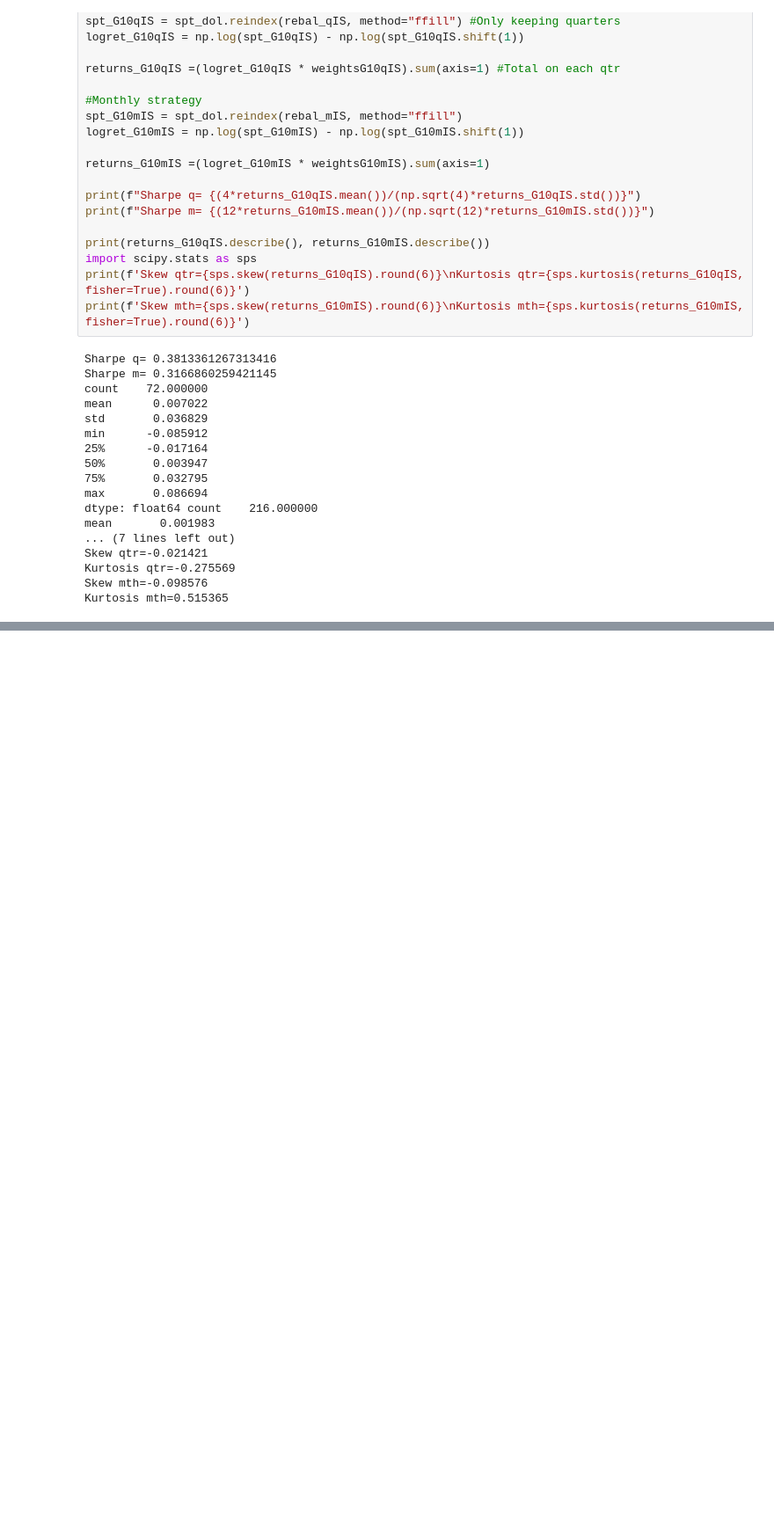
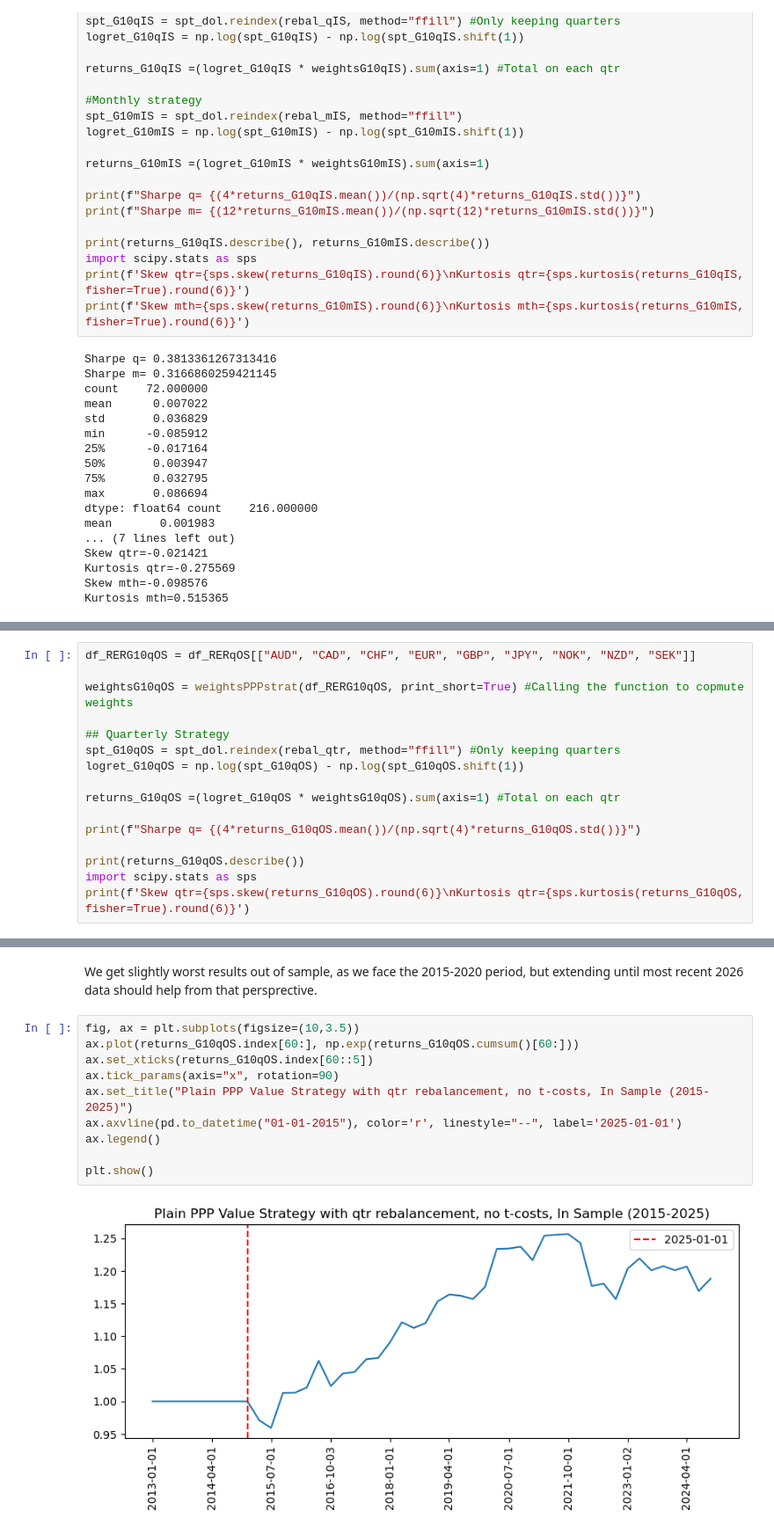
Before and after one commit to ArilesHireche/ARP-Value, a Jupyter notebook: Currency Market/PPP Value Strategy.ipynb, the cells around one changed output, grey strips where cells are left out. Shown at 88% size. Saved outputs shown, nothing was run; the diff lists cells and outputs as text; blank space fills up the shorter version.

```diff
--- a/Currency Market/PPP Value Strategy.ipynb
+++ b/Currency Market/PPP Value Strategy.ipynb
@@ -203,0 +247,16 @@ plt.show()
+# %%
+df_RERG10qOS = df_RERqOS[["AUD", "CAD", "CHF", "EUR", "GBP", "JPY", "NOK", "NZD", "SEK"]]
+
+weightsG10qOS = weightsPPPstrat(df_RERG10qOS, print_short=True) #Calling the function to copmute weights
+
+## Quarterly Strategy
+spt_G10qOS = spt_dol.reindex(rebal_qtr, method="ffill") #Only keeping quarters
+logret_G10qOS = np.log(spt_G10qOS) - np.log(spt_G10qOS.shift(1))
+
+returns_G10qOS =(logret_G10qOS * weightsG10qOS).sum(axis=1) #Total on each qtr
+
+print(f"Sharpe q= {(4*returns_G10qOS.mean())/(np.sqrt(4)*returns_G10qOS.std())}")
+
+print(returns_G10qOS.describe())
+import scipy.stats as sps
+print(f'Skew qtr={sps.skew(returns_G10qOS).round(6)}\nKurtosis qtr={sps.kurtosis(returns_G10qOS, fisher=True).round(6)}')
@@ -203,0 +283,14 @@ plt.show()
+# %% [markdown]
+We get slightly worst results out of sample, as we face the 2015-2020 period, but extending until most recent 2026 data should help from that persprective.
+# %%
+fig, ax = plt.subplots(figsize=(10,3.5))
+ax.plot(returns_G10qOS.index[60:], np.exp(returns_G10qOS.cumsum()[60:]))
+ax.set_xticks(returns_G10qOS.index[60::5])
+ax.tick_params(axis="x", rotation=90)
+ax.set_title("Plain PPP Value Strategy with qtr rebalancement, no t-costs, In Sample (2015-2025)")
+ax.axvline(pd.to_datetime("01-01-2015"), color='r', linestyle="--", label='2025-01-01')
+ax.legend()
+
+plt.show()
+# %% [output]
+[figure, added]
```
Also changed, not shown: parts of 11 cells of this notebook.
